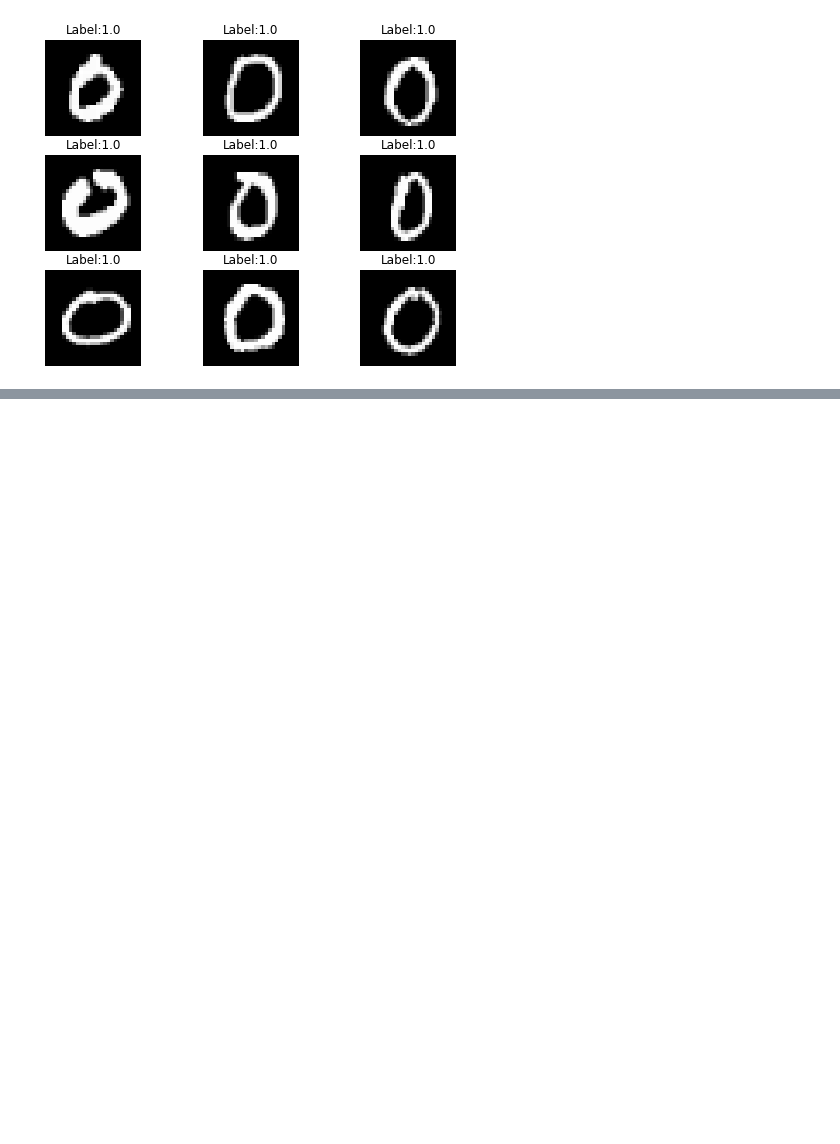
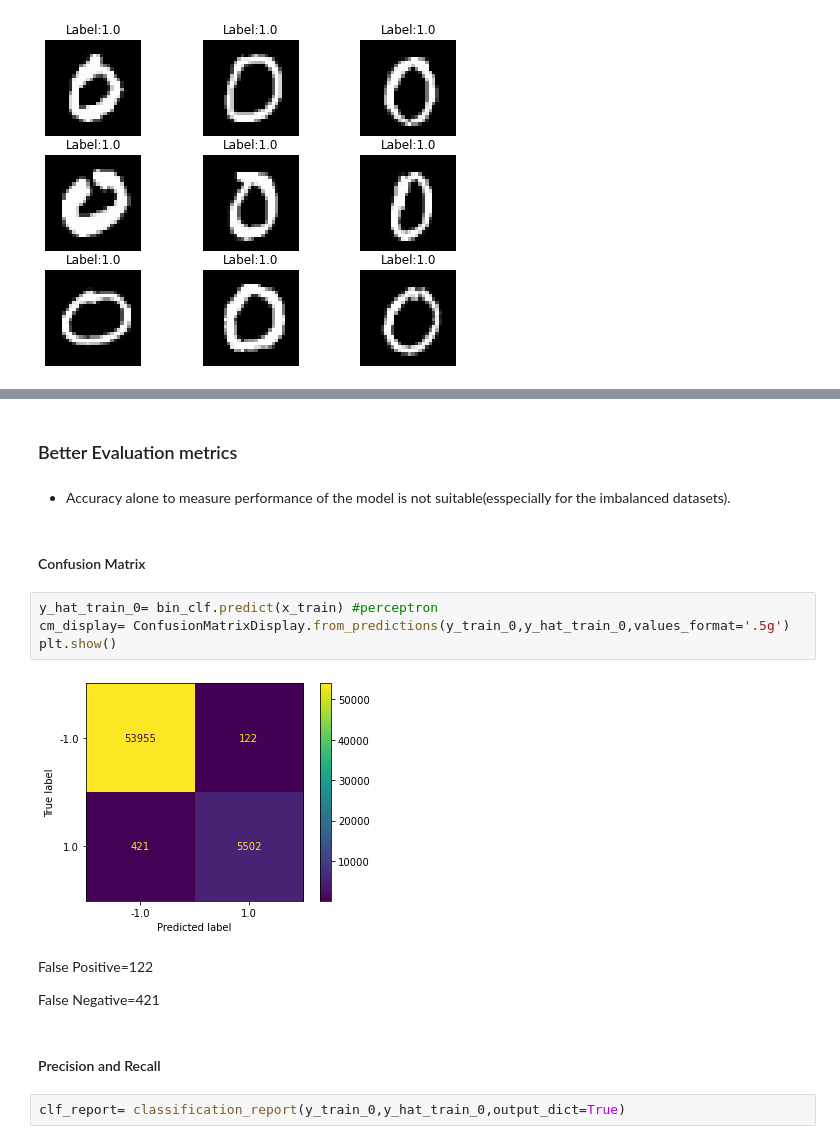
Before and after one commit to deepaksirohiwal/image_calssification_using_perceptron, a Jupyter notebook: digit_classification.ipynb, the cells around one changed output, grey strips where cells are left out. Cells and saved outputs as stored; diff of their text form; blank space fills up the shorter version.

Commit message:
perceptron-oneVsall

```diff
--- a/digit_classification.ipynb
+++ b/digit_classification.ipynb
@@ -229,0 +215,20 @@ print(np.log(10))
+# %% [markdown]
+### Better Evaluation metrics
+# %% [markdown]
+* Accuracy alone to measure performance of the model is not suitable(esspecially for the imbalanced datasets).
+# %% [markdown]
+#### Confusion Matrix
+# %%
+y_hat_train_0= bin_clf.predict(x_train) #perceptron
+cm_display= ConfusionMatrixDisplay.from_predictions(y_train_0,y_hat_train_0,values_format='.5g')
+plt.show()
+# %% [output]
+[figure, added]
+# %% [markdown]
+False Positive=122
+
+False Negative=421
+# %% [markdown]
+#### Precision and Recall
+# %%
+clf_report= classification_report(y_train_0,y_hat_train_0,output_dict=True)
```
Also changed, not shown: parts of 65 cells of this notebook.
